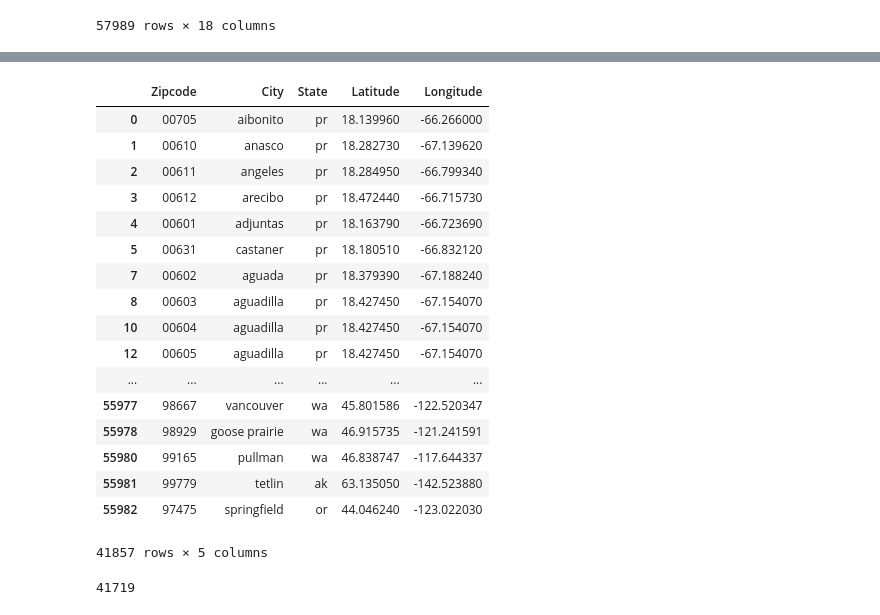
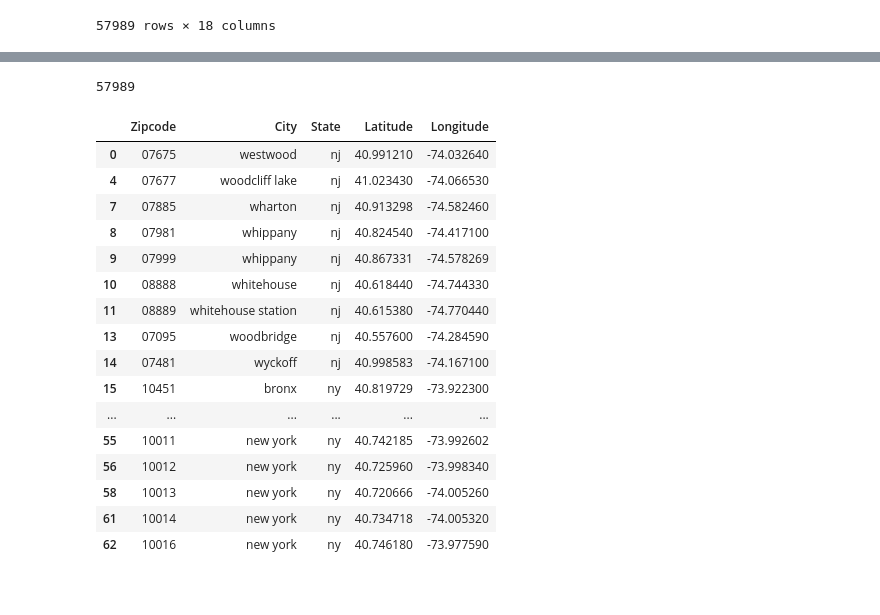
Before and after one commit to wrobstory/zipwhich, a Jupyter notebook: ZipComparo.ipynb, the cells around one changed output, grey strips where cells are left out. Saved outputs shown, nothing was run; the diff lists cells and outputs as text; code cells hidden in the pictures.

```diff
--- a/ZipComparo.ipynb
+++ b/ZipComparo.ipynb
@@ -402,0 +470,8 @@ len(master_zips[master_zips['Min_Haversine_Dist'] > 5])
+# %%
+# Let's default all apo and fpo to Washington, DC zip code.
+def update_apo_fpo(row):
+    if row['Min_Dist_Pair'] == 'No Pair Found':
+        row['Lat_primary'] = 38.895110
+        row['Lon_primary'] = -77.036370
+    return row
+master_zips_apo = master_zips_haversine.apply(update_apo_fpo, axis=1)
@@ -403,35 +488,36 @@ len(master_zips[master_zips['Min_Haversine_Dist'] > 5])
 # %%
-final_cols = master_zips[['Zip_free', 'Primary_City', 'Primary_State',
-                          'Lat_primary', 'Lon_primary']]
+final_cols = master_zips_apo[['Zip_geo', 'Primary_City', 'Primary_State',
+                              'Lat_primary', 'Lon_primary']]
+len(final_cols)
+# %% [output]
+57989
 # %%
-final_zips = final_cols.drop_duplicates()
-final_zips = final_zips.rename(columns={'Zip_free': 'Zipcode',
-                                        'Primary_City': 'City',
-                                        'Primary_State': 'State',
-                                        'Lat_primary': 'Latitude',
-                                        'Lon_primary': 'Longitude'})
-final_zips
+renamed_final = final_cols.rename(columns={'Zip_geo': 'Zipcode',
+                                           'Primary_City': 'City',
+                                           'Primary_State': 'State',
+                                           'Lat_primary': 'Latitude',
+                                           'Lon_primary': 'Longitude'})
-# %% [output]
-|  | Zipcode | City | State | Latitude | Longitude |
-| 0 | 00705 | aibonito | pr | 18.139960 | -66.266000 |
-| 1 | 00610 | anasco | pr | 18.282730 | -67.139620 |
-| 2 | 00611 | angeles | pr | 18.284950 | -66.799340 |
-| 3 | 00612 | arecibo | pr | 18.472440 | -66.715730 |
-| 4 | 00601 | adjuntas | pr | 18.163790 | -66.723690 |
-| 5 | 00631 | castaner | pr | 18.180510 | -66.832120 |
-| 7 | 00602 | aguada | pr | 18.379390 | -67.188240 |
-| 8 | 00603 | aguadilla | pr | 18.427450 | -67.154070 |
-| 10 | 00604 | aguadilla | pr | 18.427450 | -67.154070 |
-| 12 | 00605 | aguadilla | pr | 18.427450 | -67.154070 |
-| ... | ... | ... | ... | ... | ... |
-| 55977 | 98667 | vancouver | wa | 45.801586 | -122.520347 |
-| 55978 | 98929 | goose prairie | wa | 46.915735 | -121.241591 |
-| 55980 | 99165 | pullman | wa | 46.838747 | -117.644337 |
-| 55981 | 99779 | tetlin | ak | 63.135050 | -142.523880 |
-| 55982 | 97475 | springfield | or | 44.046240 | -123.022030 |
-41857 rows × 5 columns
-# %%
-# How many unique zip codes as compared to our original sets?
-len(set(final_zips['Zip_free']))
-# %% [output]
-41719
+# %%
+# Version with unique cities, and version with unique zips
+distinct_cities = renamed_final.drop_duplicates('City')
+distinct_zips = renamed_final.drop_duplicates('Zipcode')
+# %%
+distinct_zips.head(50)
+# %% [output]
+|  | Zipcode | City | State | Latitude | Longitude |
+| 0 | 07675 | westwood | nj | 40.991210 | -74.032640 |
+| 4 | 07677 | woodcliff lake | nj | 41.023430 | -74.066530 |
+| 7 | 07885 | wharton | nj | 40.913298 | -74.582460 |
+| 8 | 07981 | whippany | nj | 40.824540 | -74.417100 |
+| 9 | 07999 | whippany | nj | 40.867331 | -74.578269 |
+| 10 | 08888 | whitehouse | nj | 40.618440 | -74.744330 |
+| 11 | 08889 | whitehouse station | nj | 40.615380 | -74.770440 |
+| 13 | 07095 | woodbridge | nj | 40.557600 | -74.284590 |
+| 14 | 07481 | wyckoff | nj | 40.998583 | -74.167100 |
+| 15 | 10451 | bronx | ny | 40.819729 | -73.922300 |
+| ... | ... | ... | ... | ... | ... |
+| 55 | 10011 | new york | ny | 40.742185 | -73.992602 |
+| 56 | 10012 | new york | ny | 40.725960 | -73.998340 |
+| 58 | 10013 | new york | ny | 40.720666 | -74.005260 |
+| 61 | 10014 | new york | ny | 40.734718 | -74.005320 |
+| 62 | 10016 | new york | ny | 40.746180 | -73.977590 |
```
Also changed, not shown: parts of 11 cells of this notebook, 2 other files.
